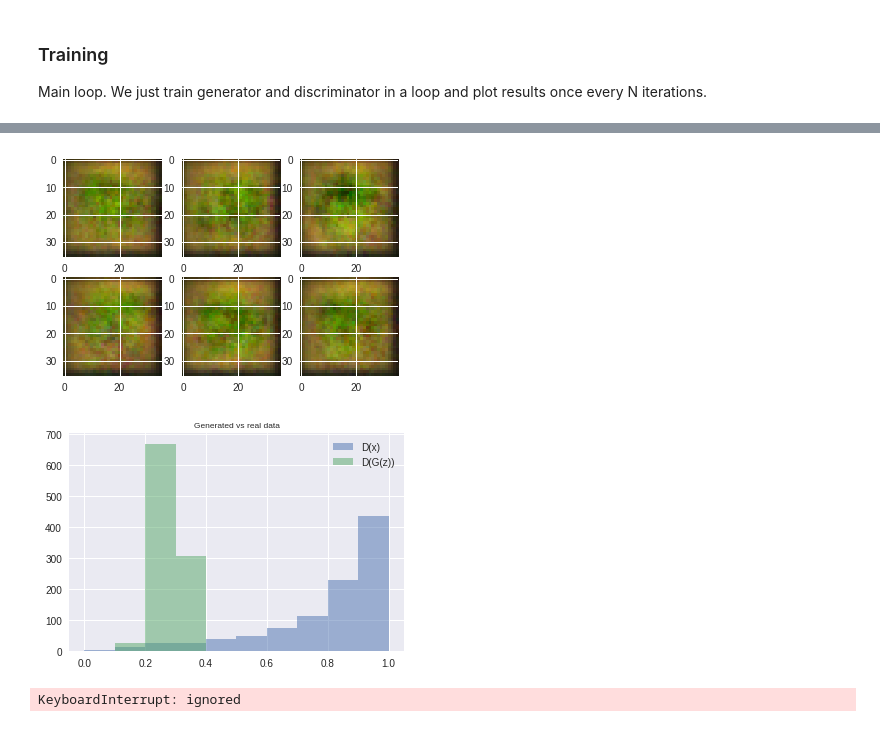
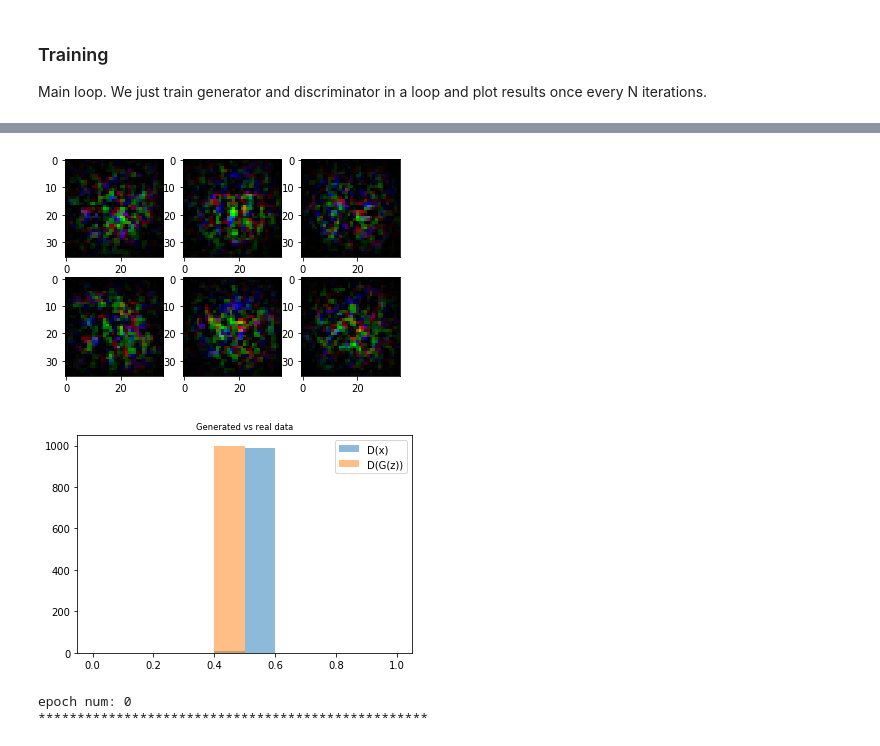
Before and after one commit to LuketheDukeBates/Adavanced-Machine-Learning, a Jupyter notebook: Introduction to Deep Learning/Week 4/Adversarial_task.ipynb, the cells around one changed output, grey strips where cells are left out. Saved outputs shown, nothing was run; the diff lists cells and outputs as text; code cells hidden in the pictures.

```diff
--- a/Introduction to Deep Learning/Week 4/Adversarial_task.ipynb
+++ b/Introduction to Deep Learning/Week 4/Adversarial_task.ipynb
@@ -241,7 +258,7 @@ We just train generator and discriminator in a loop and plot results once every
 # %%
 from IPython import display
 
-for epoch in tqdm_utils.tqdm_notebook_failsafe(range(50000)):
+for epoch in tqdm_utils.tqdm_notebook_failsafe(range(100)):
 
     feed_dict = {
         real_data:sample_data_batch(100),
@@ -254,7 +271,9 @@ for epoch in tqdm_utils.tqdm_notebook_failsafe(range(50000)):
     s.run(gen_optimizer,feed_dict)
 
     if epoch %100==0:
+        print("epoch num:", epoch)
         display.clear_output(wait=True)
         sample_images(2,3,True)
         sample_probas(1000)
+        print("epoch num:", epoch)
 # %% [output]
@@ -261,3 +285,4 @@ for epoch in tqdm_utils.tqdm_notebook_failsafe(range(50000)):
-[figure, old version]
+[figure, new version]
-[figure, old version]
+[figure, new version]
-KeyboardInterrupt: ignored
+epoch num: 0
+**************************************************
```
Also changed, not shown: parts of 10 cells of this notebook.
